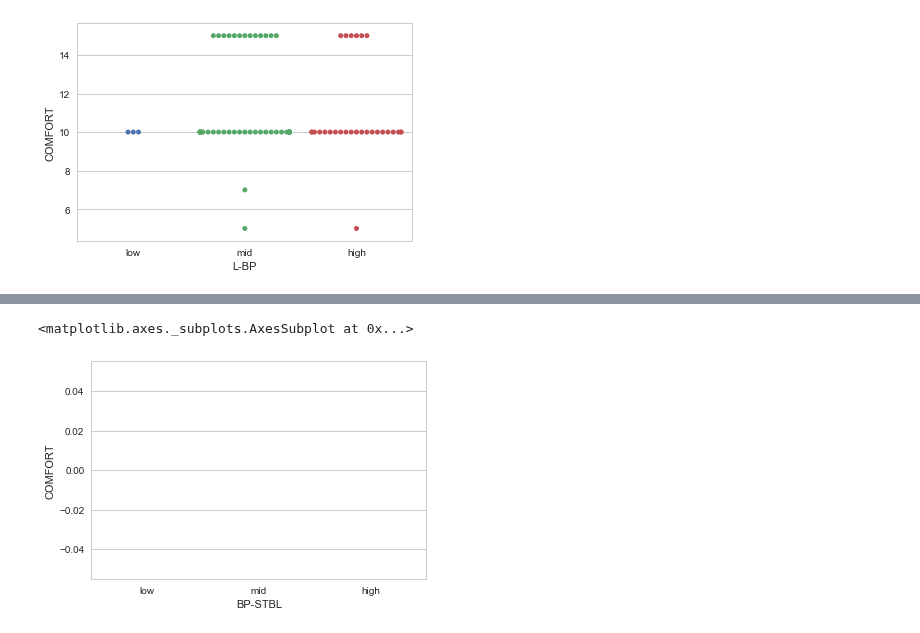
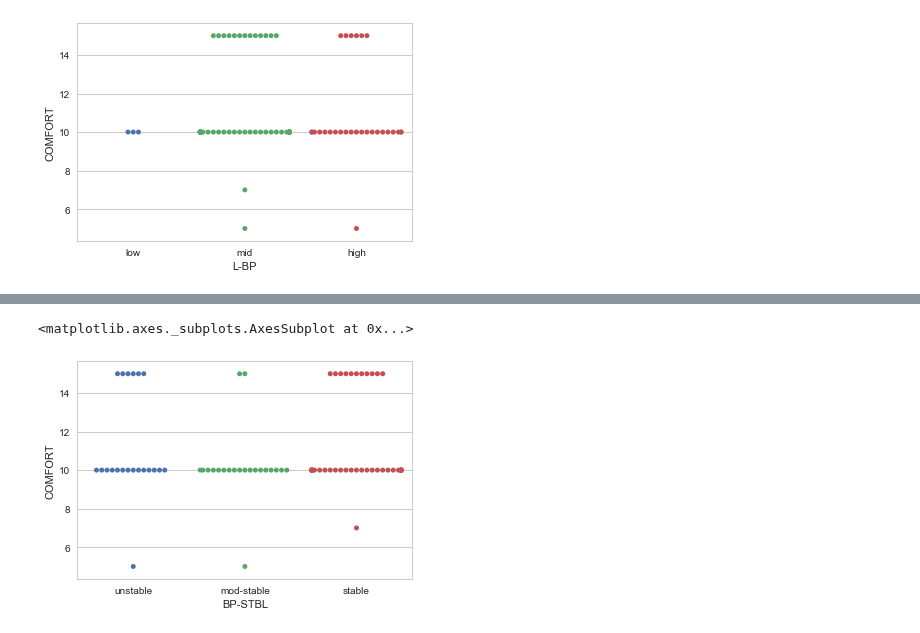
Before and after one commit to bmcdonald13/Python-Assignments, a Jupyter notebook: Comfort Data.ipynb, the cells around one changed output, grey strips where cells are left out. Cells and saved outputs as stored; diff of their text form; code cells hidden in the pictures.

```diff
--- a/Comfort Data.ipynb
+++ b/Comfort Data.ipynb
@@ -70,6 +101,5 @@ sns.swarmplot(x="SURF-STBL", y="COMFORT", data=PP_Data, order=["low","mid","high
 # %%
-
-sns.swarmplot(x="BP-STBL", y="COMFORT", data=PP_Data, order=["low","mid","high"])
+sns.swarmplot(x="BP-STBL", y="COMFORT", data=PP_Data, order=["unstable","mod-stable","stable"])
 # %% [output]
 <matplotlib.axes._subplots.AxesSubplot at 0x...>
-[figure, old version]
+[figure, new version]
```
Also changed, not shown: parts of 18 cells of this notebook.
